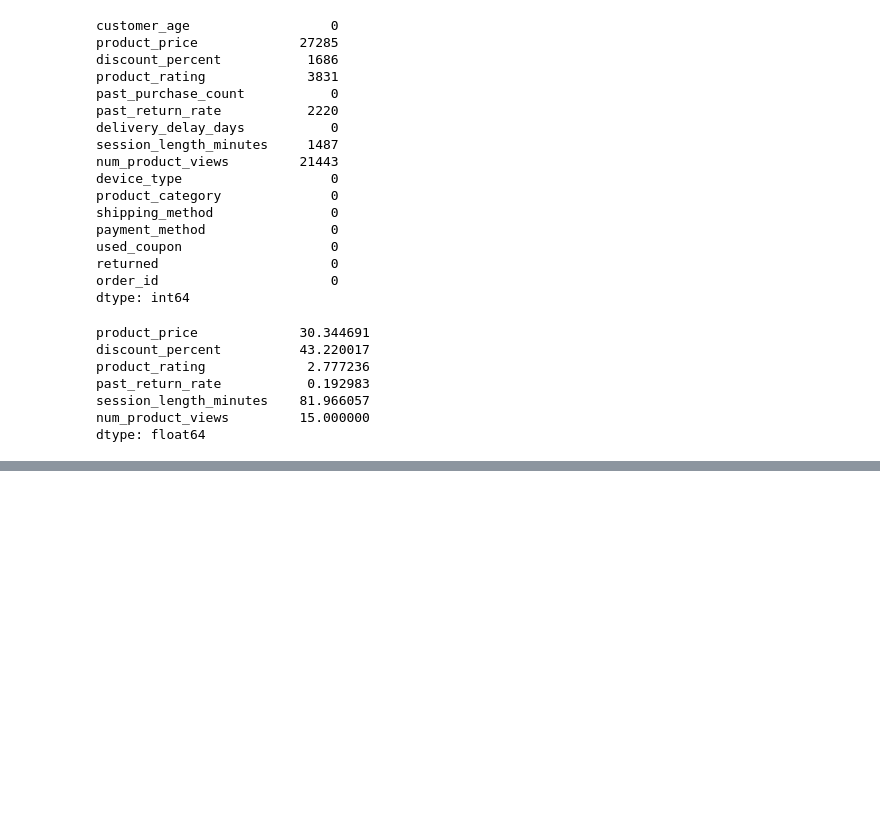
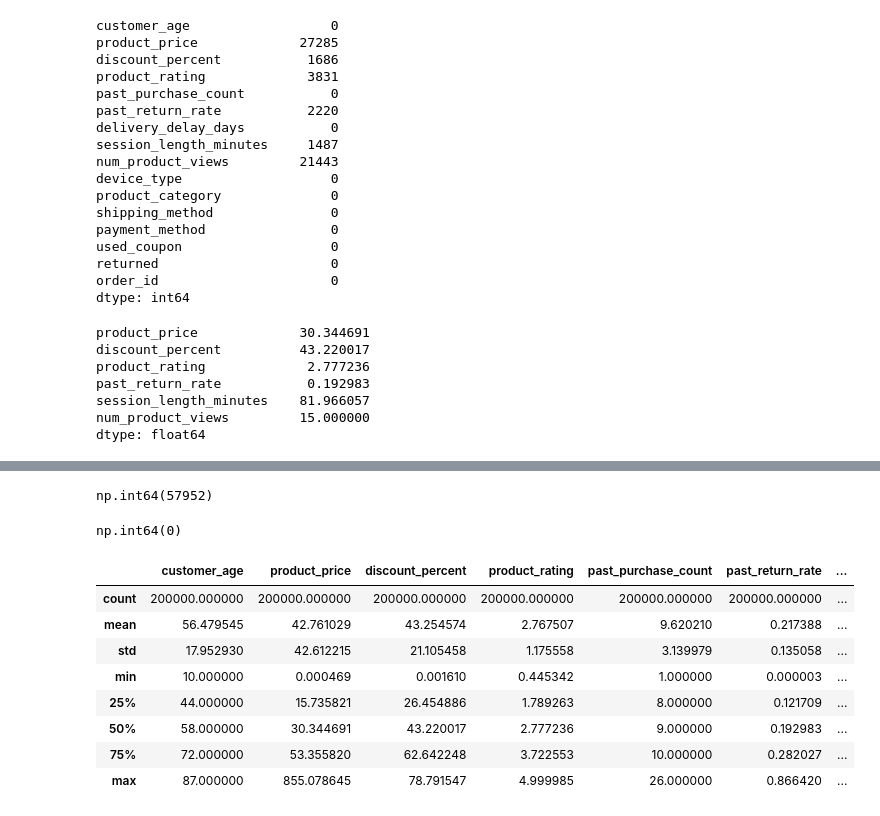
Before and after one commit to AyushGupta510/D2C_returns_project, a Jupyter notebook: phase_1/source/exploration.ipynb, the cells around one changed output, grey strips where cells are left out. Saved outputs shown, nothing was run; the diff lists cells and outputs as text; code cells hidden in the pictures; blank space fills up the shorter version.

Commit message:
phase 2 completed (updated some NaN values with Median at last

```diff
--- a/phase_1/source/exploration.ipynb
+++ b/phase_1/source/exploration.ipynb
@@ -597,3 +583,35 @@ See the documentation for a more detailed explanation: https://pandas.pydata.org
 199998     0.0
 199999    32.0
 Name: num_product_views, Length: 200000, dtype: float64
+# %%
+df.isnull().sum().sum()
+# %% [output]
+np.int64(57952)
+# %%
+cols = [
+    'product_price',
+    'discount_percent',
+    'product_rating',
+    'past_return_rate',
+    'session_length_minutes',
+    'num_product_views'
+]
+
+for col in cols:
+    df[col] = df[col].fillna(df[col].median())
+# %%
+df.isnull().sum().sum()
+# %% [output]
+np.int64(0)
+# %%
+df.describe()
+# %% [output]
+|  | customer_age | product_price | discount_percent | product_rating | past_purchase_count | past_return_rate | ... |
+| count | 200000.000000 | 200000.000000 | 200000.000000 | 200000.000000 | 200000.000000 | 200000.000000 | ... |
+| mean | 56.479545 | 42.761029 | 43.254574 | 2.767507 | 9.620210 | 0.217388 | ... |
+| std | 17.952930 | 42.612215 | 21.105458 | 1.175558 | 3.139979 | 0.135058 | ... |
+| min | 10.000000 | 0.000469 | 0.001610 | 0.445342 | 1.000000 | 0.000003 | ... |
+| 25% | 44.000000 | 15.735821 | 26.454886 | 1.789263 | 8.000000 | 0.121709 | ... |
+| 50% | 58.000000 | 30.344691 | 43.220017 | 2.777236 | 9.000000 | 0.192983 | ... |
+| 75% | 72.000000 | 53.355820 | 62.642248 | 3.722553 | 10.000000 | 0.282027 | ... |
+| max | 87.000000 | 855.078645 | 78.791547 | 4.999985 | 26.000000 | 0.866420 | ... |
```
Also changed, not shown: parts of 4 cells of this notebook.
